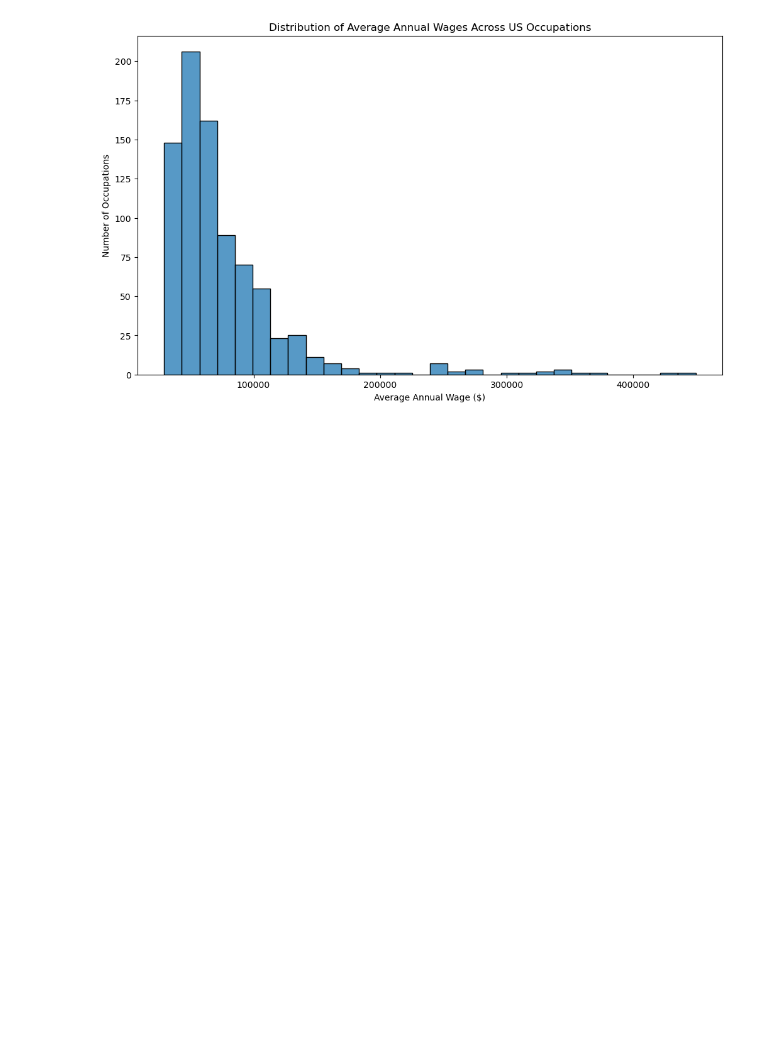
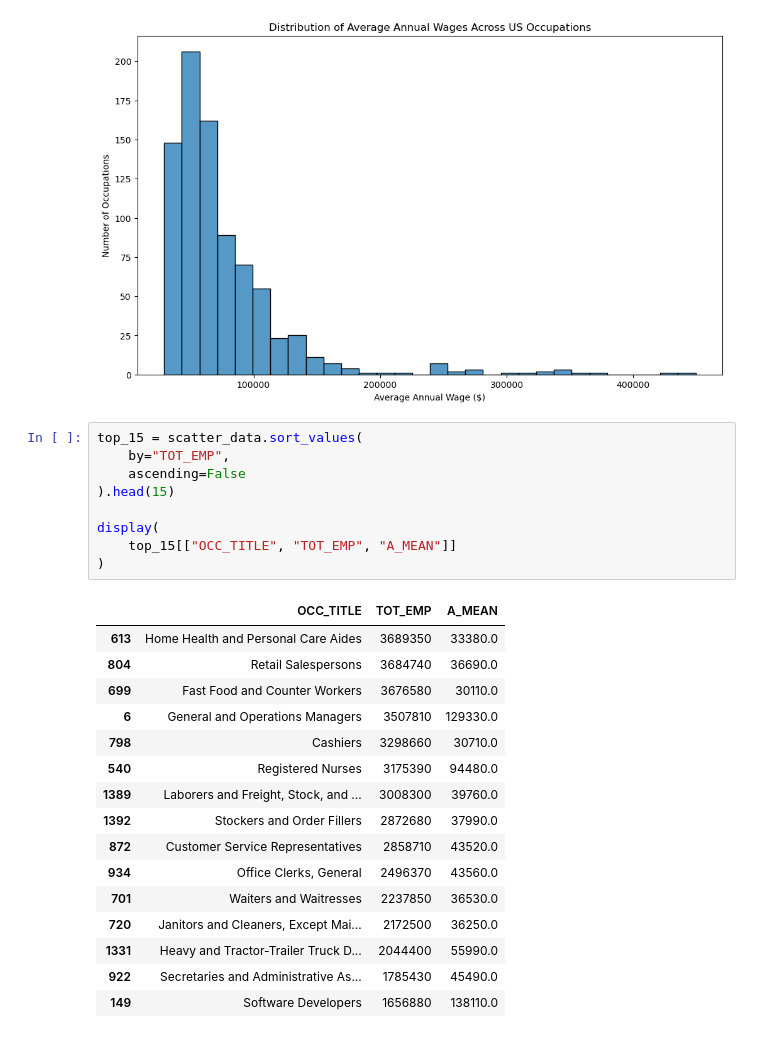
Before and after one commit to eliascari/US-Employment-Data-Analysis-CA1-EliasCari-2023275, a Jupyter notebook: USA-Employment-Data-Analysis.ipynb, the cells around one changed output. Saved outputs shown, nothing was run; the diff lists cells and outputs as text; blank space fills up the shorter version.

```diff
--- a/USA-Employment-Data-Analysis.ipynb
+++ b/USA-Employment-Data-Analysis.ipynb
@@ -191,3 +191,29 @@ plt.ylabel("Number of Occupations")
 plt.show()
 # %% [output]
 [figure]
+# %%
+top_15 = scatter_data.sort_values(
+    by="TOT_EMP",
+    ascending=False
+).head(15)
+
+display(
+    top_15[["OCC_TITLE", "TOT_EMP", "A_MEAN"]]
+)
+# %% [output]
+|  | OCC_TITLE | TOT_EMP | A_MEAN |
+| 613 | Home Health and Personal Care Aides | 3689350 | 33380.0 |
+| 804 | Retail Salespersons | 3684740 | 36690.0 |
+| 699 | Fast Food and Counter Workers | 3676580 | 30110.0 |
+| 6 | General and Operations Managers | 3507810 | 129330.0 |
+| 798 | Cashiers | 3298660 | 30710.0 |
+| 540 | Registered Nurses | 3175390 | 94480.0 |
+| 1389 | Laborers and Freight, Stock, and ... | 3008300 | 39760.0 |
+| 1392 | Stockers and Order Fillers | 2872680 | 37990.0 |
+| 872 | Customer Service Representatives | 2858710 | 43520.0 |
+| 934 | Office Clerks, General | 2496370 | 43560.0 |
+| 701 | Waiters and Waitresses | 2237850 | 36530.0 |
+| 720 | Janitors and Cleaners, Except Mai... | 2172500 | 36250.0 |
+| 1331 | Heavy and Tractor-Trailer Truck D... | 2044400 | 55990.0 |
+| 922 | Secretaries and Administrative As... | 1785430 | 45490.0 |
+| 149 | Software Developers | 1656880 | 138110.0 |
```
Also changed, not shown: parts of 1 cell of this notebook.
